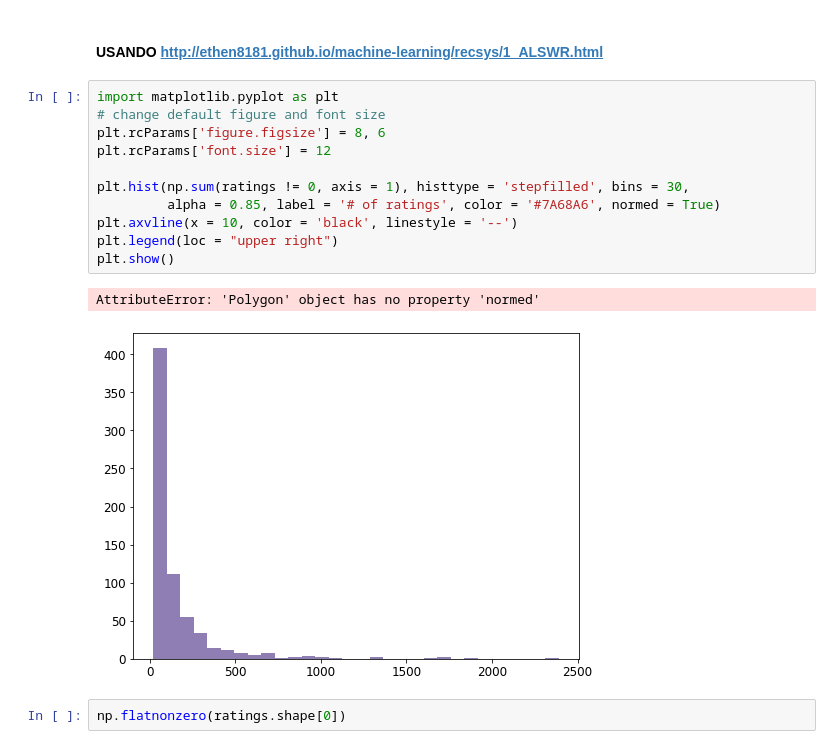
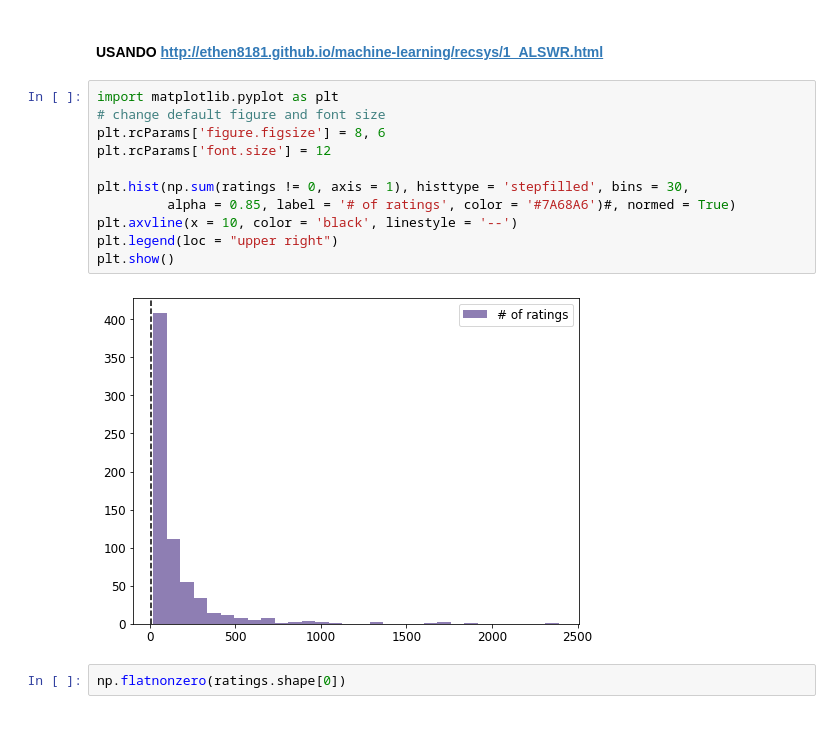
Before and after one commit to ElenaVillano/sistemas_recomendacion, a Jupyter notebook: INTENTO5.ipynb, the cells around one changed output. Cells and saved outputs as stored; diff of their text form.

```diff
--- a/INTENTO5.ipynb
+++ b/INTENTO5.ipynb
@@ -167,17 +167,16 @@ sparsity: 1.6%
 # %%
 import matplotlib.pyplot as plt
 # change default figure and font size
 plt.rcParams['figure.figsize'] = 8, 6
 plt.rcParams['font.size'] = 12
 
 plt.hist(np.sum(ratings != 0, axis = 1), histtype = 'stepfilled', bins = 30,
-         alpha = 0.85, label = '# of ratings', color = '#7A68A6', normed = True)
+         alpha = 0.85, label = '# of ratings', color = '#7A68A6')#, normed = True)
 plt.axvline(x = 10, color = 'black', linestyle = '--')
 plt.legend(loc = "upper right")
 plt.show()
 # %% [output]
-AttributeError: 'Polygon' object has no property 'normed'
-[figure, old version]
+[figure, new version]
 # %%
 np.flatnonzero(ratings.shape[0])
 # %% [output]
```
Also changed, not shown: parts of 7 cells of this notebook.
